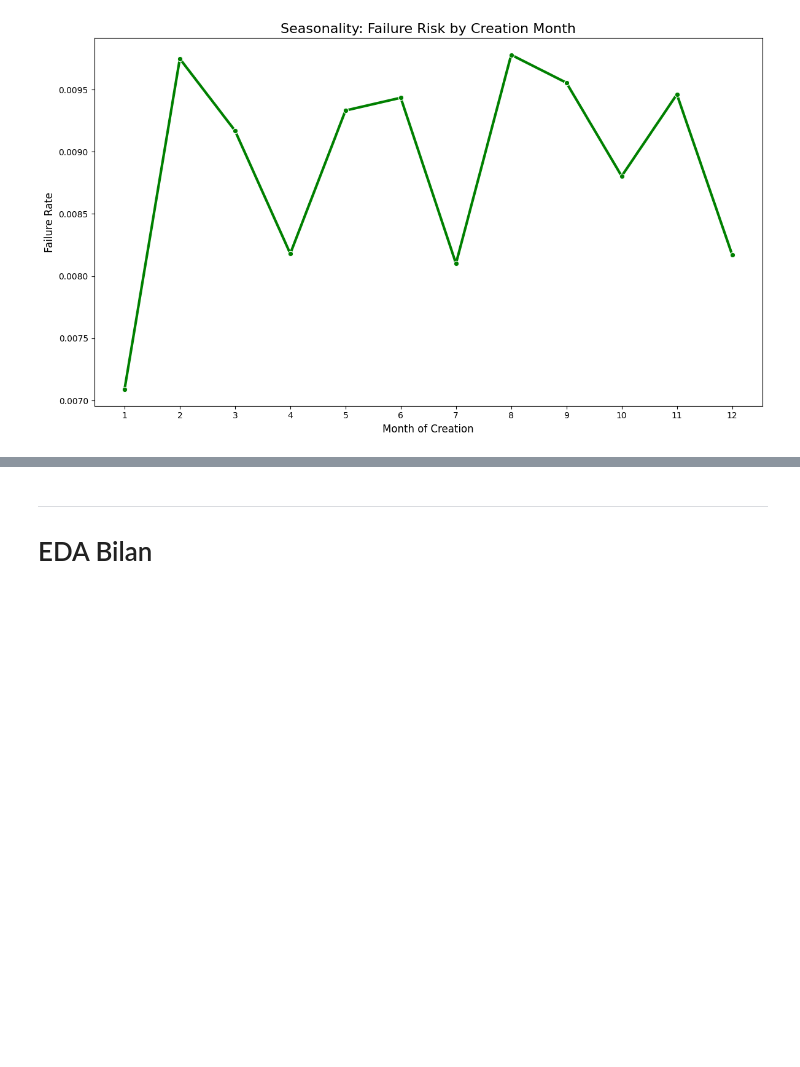
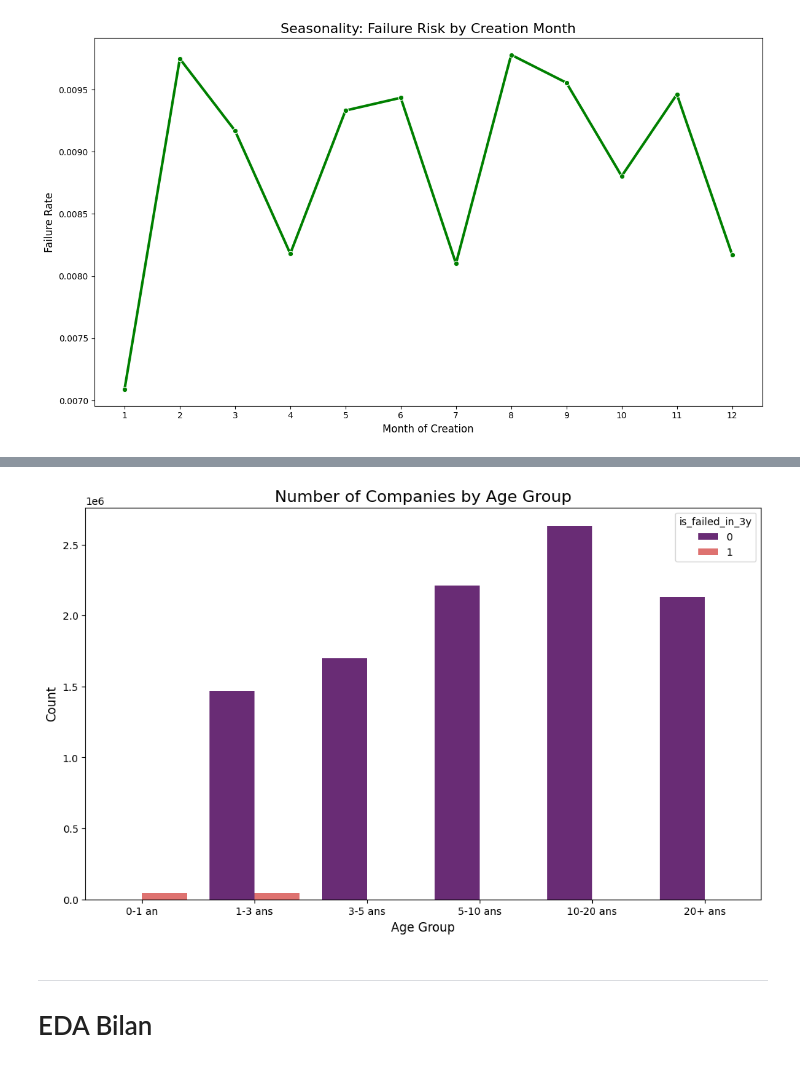
Before and after one commit to ugozchi/AS_Supervised_Learning, a Jupyter notebook: Notebooks/01_EDA.ipynb, the cells around one changed output, grey strips where cells are left out. Saved outputs shown, nothing was run; the diff lists cells and outputs as text; code cells hidden in the pictures; blank space fills up the shorter version.

```diff
--- a/Notebooks/01_EDA.ipynb
+++ b/Notebooks/01_EDA.ipynb
@@ -254,3 +325,15 @@ plt.show()
+# %%
+# --- Graph 10: Age Bins Count ---
+plt.figure(figsize=(12, 7))
+age_bin_data = df_demo.select(['age_bin', 'is_failed_in_3y']).to_pandas()
+order_bins = ['0-1 an', '1-3 ans', '3-5 ans', '5-10 ans', '10-20 ans', '20+ ans']
+sns.countplot(x='age_bin', hue='is_failed_in_3y', data=age_bin_data, order=order_bins, palette='magma')
+plt.title('Number of Companies by Age Group', fontsize=16)
+plt.xlabel('Age Group', fontsize=12)
+plt.ylabel('Count', fontsize=12)
+plt.show()
+# %% [output]
+[figure, added]
 # %% [markdown]
 ---
 
```
Also changed, not shown: parts of 5 cells of this notebook, 5 other files.
